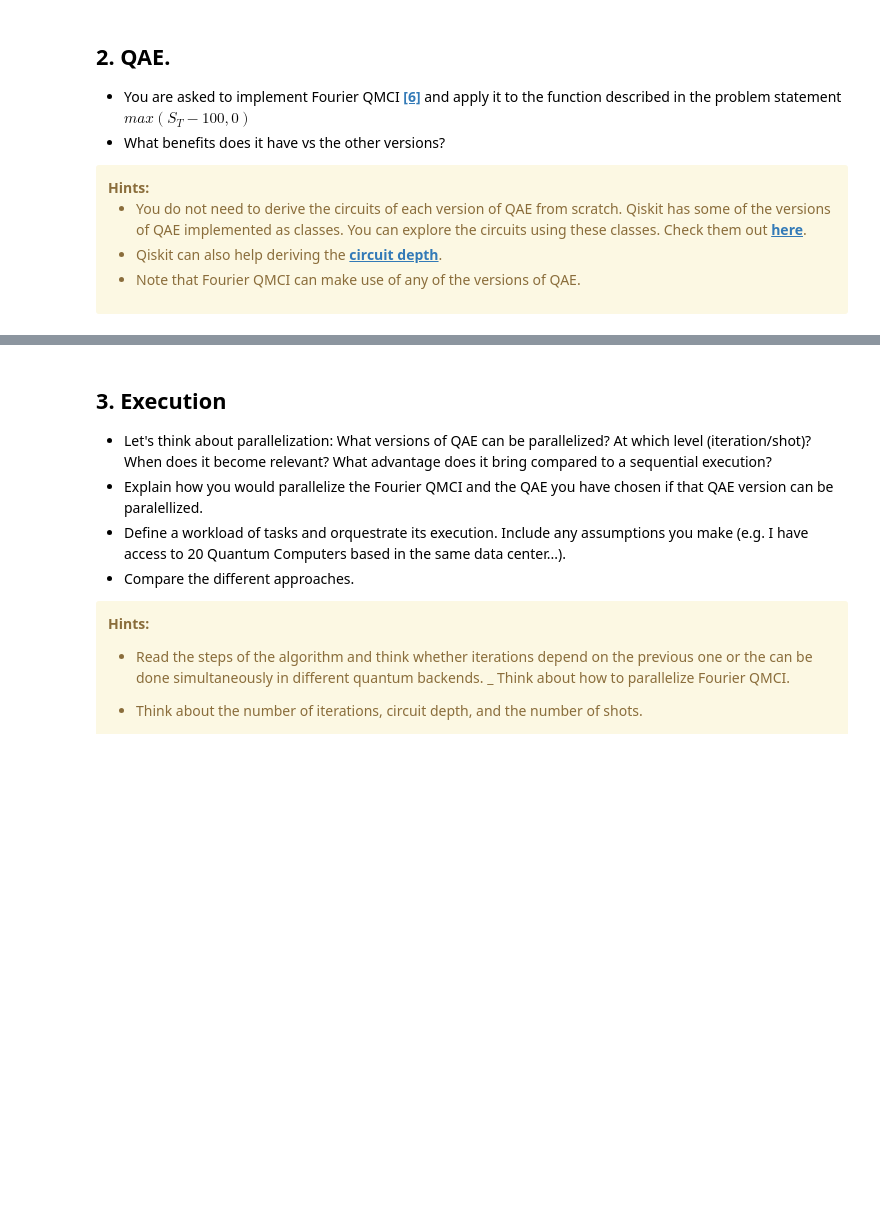
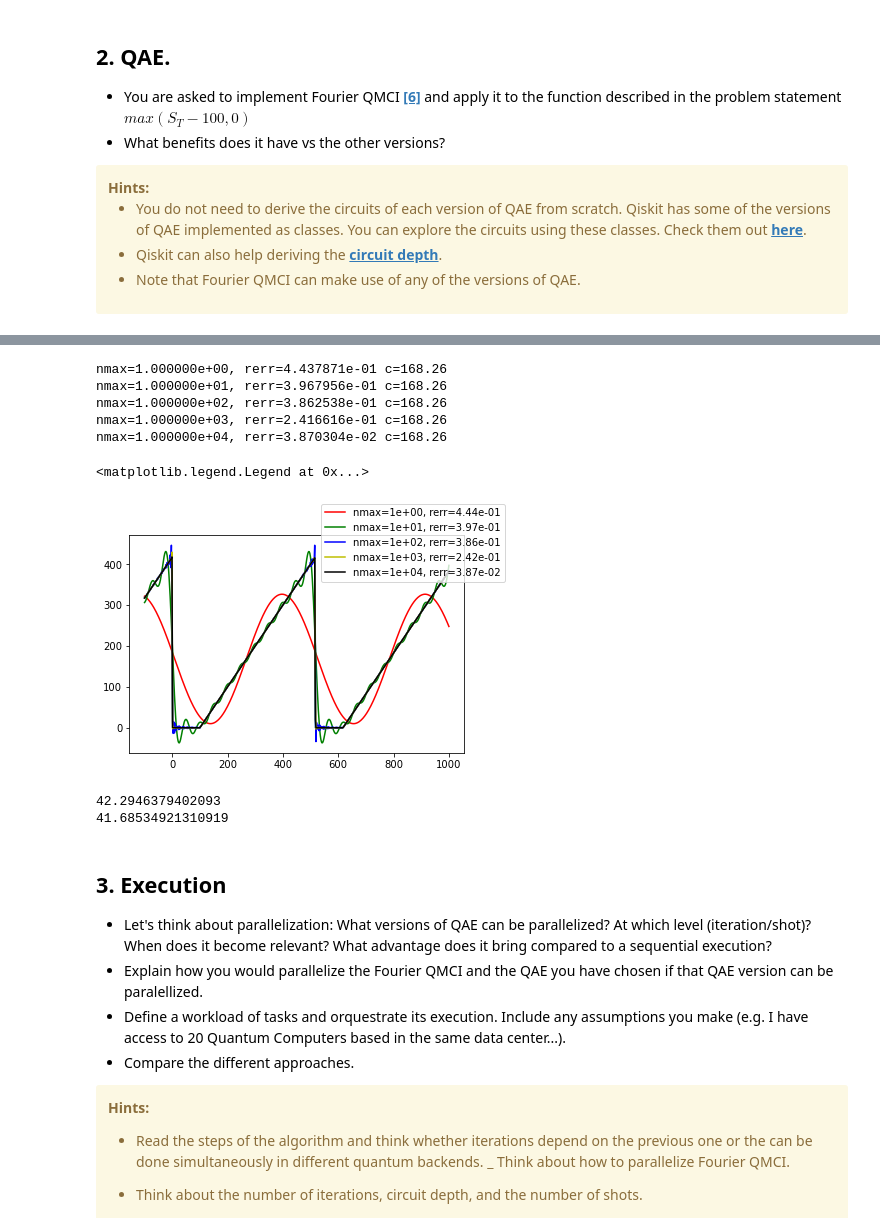
Before and after one commit to gongaa/QuantumEyeMoody, a Jupyter notebook: QECHackMoodys-challenge.ipynb, the cells around one changed output, grey strips where cells are left out. Saved outputs shown, nothing was run; the diff lists cells and outputs as text; code cells hidden in the pictures; blank space fills up the shorter version.

Commit message:
merge Fourier coefficient, challenge 2 done.

```diff
--- a/QECHackMoodys-challenge.ipynb
+++ b/QECHackMoodys-challenge.ipynb
@@ -404,3 +485,44 @@ q276_3: ┤ Ry(0) ├┤ Ry(10π/7) ├┤ Ry(8.976) ├┤ Ry(17.952) ├┤M
+# %%
+NMAX = (1, 10, 100, 1000, 10000)
+x = np.linspace(-100, 1000, num=500)
+colors = ('r', 'g', 'b', 'y', 'k')
+
+fig, ax = plt.subplots()
+mycoef = Fourier(x_low=low, x_high=high, n_max=1, strike_price=float(K))
+y_ref = mycoef.f_periodic(x)
+ax.plot(x, y_ref)
+for (i, nm) in enumerate(NMAX):
+    mycoef = Fourier(x_low=low, x_high=high, n_max=nm, strike_price=float(K))
+    mycoef.create_coef()
+    y_this = mycoef.f_series(x)
+    rerr = np.max(np.abs(y_ref-y_this))/high
+    print('nmax={0:e}, rerr={1:e} c={2:.2f}'.format(nm, rerr, mycoef.c))
+    ax.plot(
+        x, y_this, color=colors[i], label='nmax={0:.0e}, rerr={1:.2e}'.format(nm,rerr)
+    )
+fig.legend()
+# %% [output]
+nmax=1.000000e+00, rerr=4.437871e-01 c=168.26
+nmax=1.000000e+01, rerr=3.967956e-01 c=168.26
+nmax=1.000000e+02, rerr=3.862538e-01 c=168.26
+nmax=1.000000e+03, rerr=2.416616e-01 c=168.26
+nmax=1.000000e+04, rerr=3.870304e-02 c=168.26
+<matplotlib.legend.Legend at 0x...>
+[figure, added]
+# %%
+n_max = 10
+mycoef = Fourier(x_low=low, x_high=high, n_max=n_max, strike_price=float(K))
+mycoef.create_coef()
+# calculating the expectation of max(S_T-K, 0)
+cos_exps = [exp_of_tri(n+1, beta=0) for n in range(n_max)]
+cos_exps_exact = [exp_of_cos_exact(n+1) for n in range(n_max)]
+sin_exps = [exp_of_tri(n+1, beta=np.pi/2) for n in range(n_max)]
+sin_exps_exact = [exp_of_sin_exact(n+1) for n in range(n_max)]
+print(mycoef.c + (mycoef.a * cos_exps).sum() + (mycoef.b * sin_exps).sum())
+print(mycoef.c + (mycoef.a * cos_exps_exact).sum() + (mycoef.b * sin_exps_exact).sum())
+# %% [output]
+42.2946379402093
+41.68534921310919
 # %% [markdown]
 ## 3. Execution
 * Let's think about parallelization: What versions of QAE can be parallelized? At which level (iteration/shot)? When does it become relevant? What advantage does it bring compared to a sequential execution?
```
Also changed, not shown: parts of 14 cells of this notebook, 4 other files.
